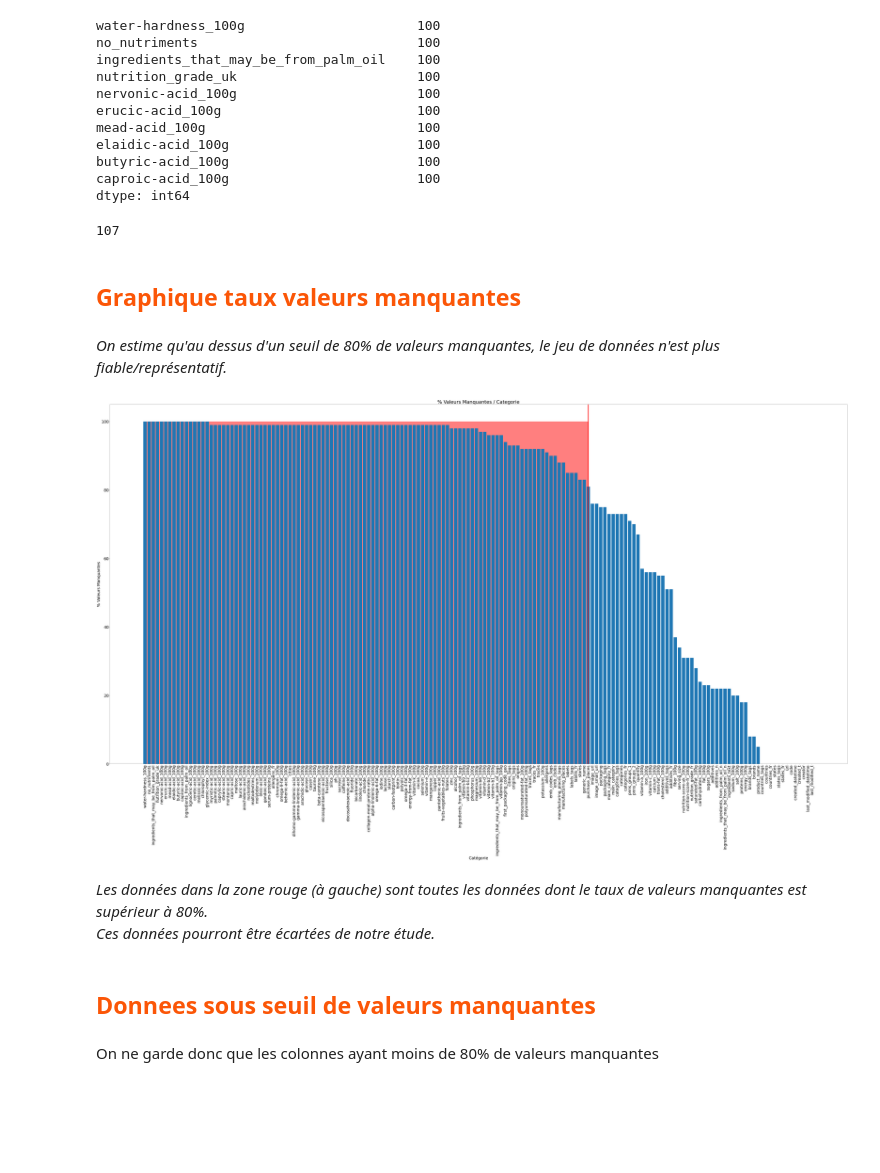
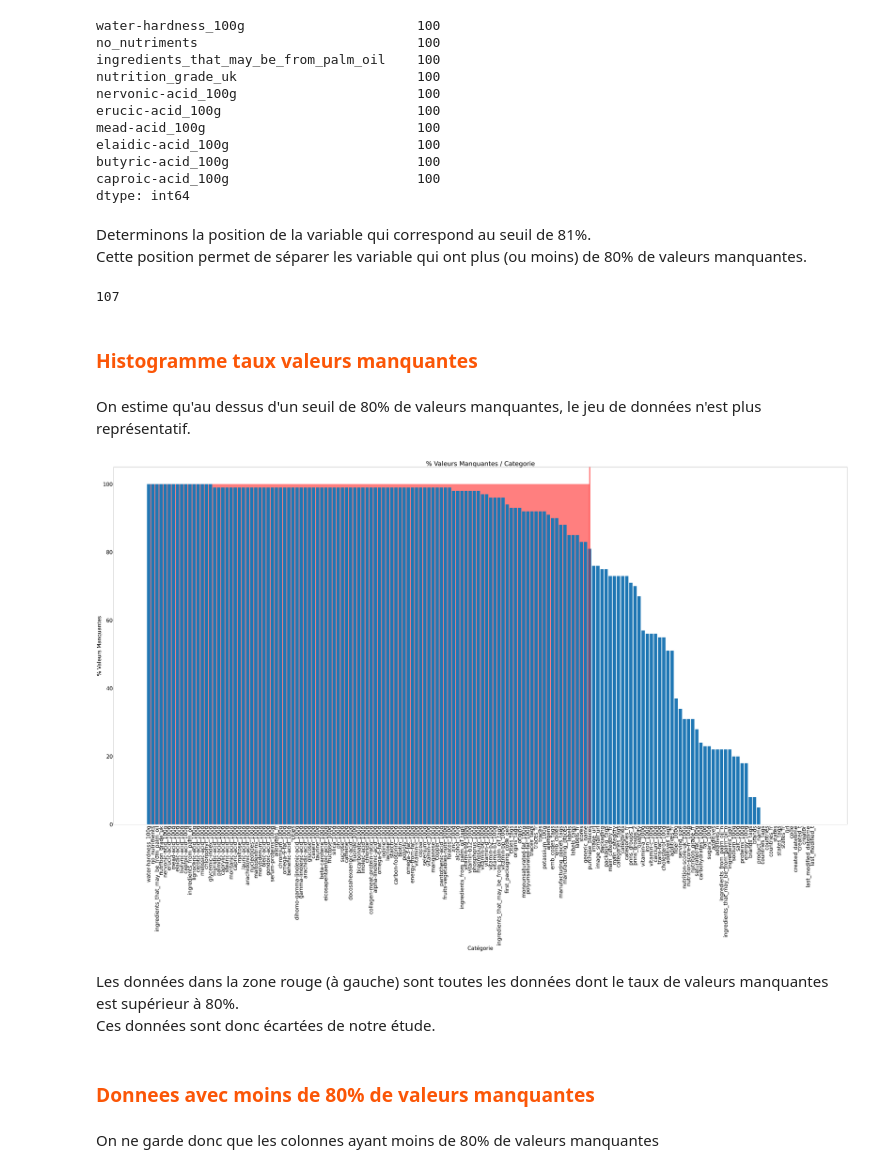
Before and after one commit to 8huit/analyse-de-donnees-nutritionnelles, a Jupyter notebook: p2_donnees_nutritionnelles_nettoyage.ipynb, the cells around one changed output. Saved outputs shown, nothing was run; the diff lists cells and outputs as text; code cells hidden in the pictures; blank space fills up the shorter version.

```diff
--- a/p2_donnees_nutritionnelles_nettoyage.ipynb
+++ b/p2_donnees_nutritionnelles_nettoyage.ipynb
@@ -113,6 +124,9 @@ elaidic-acid_100g                        100
 butyric-acid_100g                        100
 caproic-acid_100g                        100
 dtype: int64
+# %% [markdown]
+Determinons la position de la variable qui correspond au seuil de 81%.\
+Cette position permet de séparer les variable qui ont plus (ou moins) de 80% de valeurs manquantes.
 # %%
 # index de la limite à 80% de valeurs manquantes (NA)
 limitCountNA=pctNA.index.get_loc(pctNA[pctNA==81].index.values[0])
@@ -120,36 +134,39 @@ limitCountNA
 # %% [output]
 107
 # %% [markdown]
-## <font color=#FB5607>Graphique taux valeurs manquantes</font>
+### <font color=#FB5607>Histogramme taux valeurs manquantes</font>
 # %% [markdown]
-*On estime qu'au dessus d'un seuil de 80% de valeurs manquantes, le jeu de données n'est plus fiable/représentatif.*
+On estime qu'au dessus d'un seuil de 80% de valeurs manquantes, le jeu de données n'est plus représentatif.
 # %%
 from matplotlib import pyplot as plt
 # taille du graphique
-plt.rcParams['font.size'] = '30.0'
+plt.rcParams['font.size'] = '40.0'
 plt.rcParams["figure.figsize"] = (100,50)
 # bar chart
 plt.bar(pctNA.index,pctNA)
 # ligne limite des 80% de valeurs manquantes
 plt.axvline(limitCountNA, color='r',lw=5)
 plt.fill_betweenx(pctNA,limitCountNA,color="red",alpha=.5)
 
 # rotation à la verticale des libelles
 plt.xticks(rotation=90)
 
 # Titre et libelles
 plt.title('% Valeurs Manquantes / Categorie')
 plt.xlabel('Catégorie')
 plt.ylabel('% Valeurs Manquantes')
 
 plt.show()
+
+# reset defaults
+plt.rcdefaults()
 # %% [output]
-[figure, old version]
+[figure, new version]
 # %% [markdown]
-*Les données dans la zone rouge (à  gauche) sont toutes les données dont le taux de valeurs manquantes est supérieur à 80%.\
-Ces données pourront être écartées de notre étude.*
+Les données dans la zone rouge (à  gauche) sont toutes les données dont le taux de valeurs manquantes est supérieur à 80%.\
+Ces données sont donc écartées de notre étude.
 # %% [markdown]
-## <font color=#FB5607>Donnees sous seuil de valeurs manquantes</font>
+### <font color=#FB5607>Donnees avec moins de 80% de valeurs manquantes</font>
 # %% [markdown]
 On ne garde donc que les colonnes ayant moins de 80% de valeurs manquantes
 # %%
```
Also changed, not shown: parts of 37 cells of this notebook, 1 other file.
